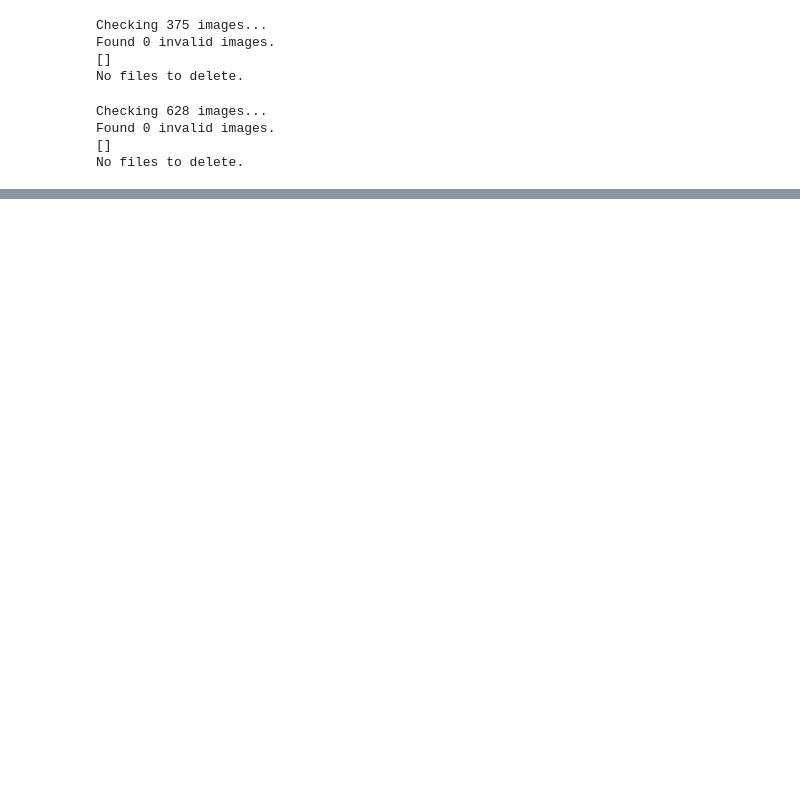
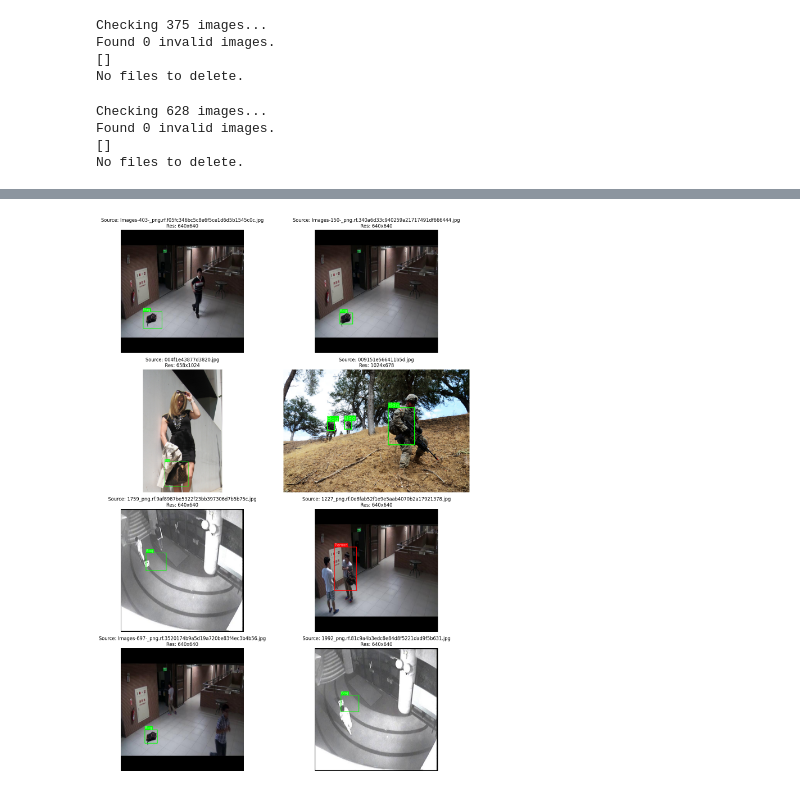
Before and after one commit to defnamboi/CDS_2026Spring_project, a Jupyter notebook: notebook/exploratory/EDA.ipynb, the cells around one changed output, grey strips where cells are left out. Saved outputs shown, nothing was run; the diff lists cells and outputs as text; code cells hidden in the pictures; blank space fills up the shorter version.

```diff
--- a/notebook/exploratory/EDA.ipynb
+++ b/notebook/exploratory/EDA.ipynb
@@ -353,0 +436,5 @@ No files to delete.
+# %%
+# Train samples
+plot_samples(MERGED_DATASET_IMAGES_TRAIN_DIR, MERGED_DATASET_LABELS_TRAIN_DIR,num_samples=8)
+# %% [output]
+[figure, added]
```
Also changed, not shown: parts of 7 cells of this notebook, 1 other file.
